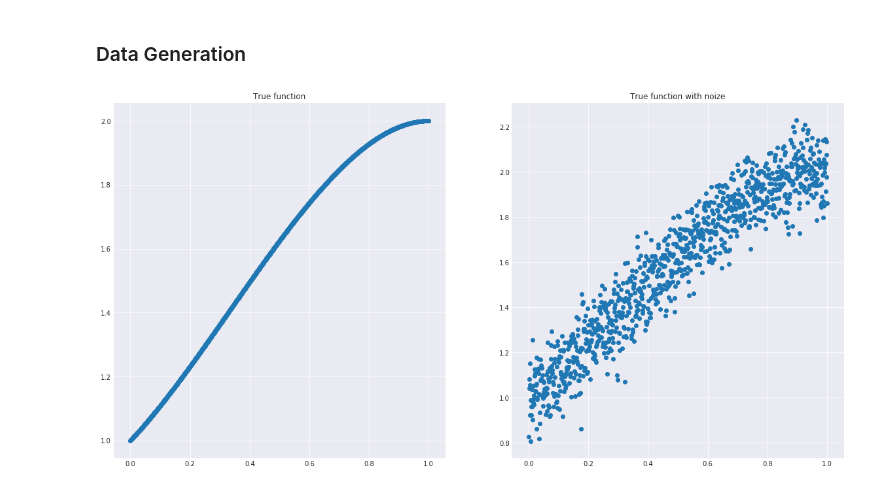
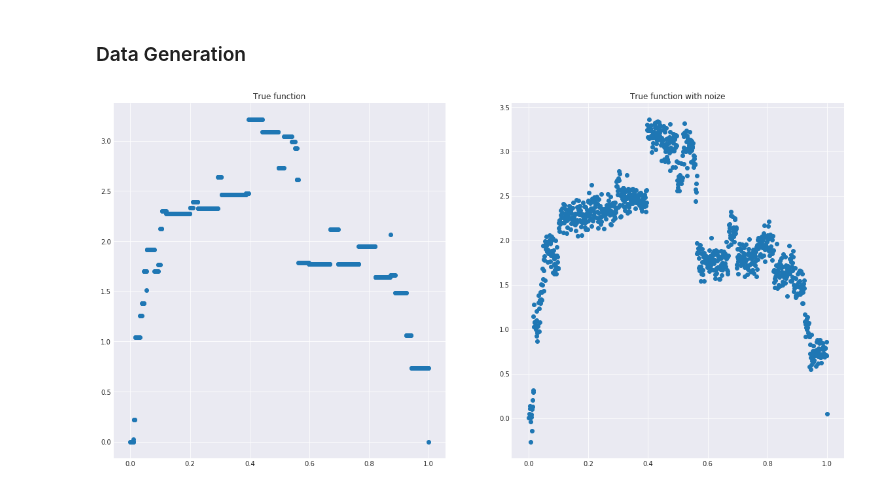
Before and after one commit to grapefroot/skoltech, a Jupyter notebook: Advanced Statistical Methods/asm project.ipynb, the cells around one changed output. Drawn from its saved outputs; the diff is of its cells as text; code cells hidden in the pictures.

```diff
--- a/Advanced Statistical Methods/asm project.ipynb
+++ b/Advanced Statistical Methods/asm project.ipynb
@@ -8,6 +8,7 @@ import matplotlib.pyplot as plt
 ### Data Generation
 # %%
 def piecewise_const_function(c, x, y):
+    assert(x <= y)
     def function(point):
         if point >= x and point < y:
             return c
@@ -20,6 +18,19 @@ def noize_generation(shape):
-# %%
-def true_function_1(x):
-    return 1 + x + x**2 - x**3
+# %%
+def true_function_1():
+    coef = np.random.rand(20, 4)
+    combination = []
+    for i in range(20):
+        if coef[i][0] > coef[i][1]:
+            coef[i][0], coef[i][1] = coef[i][1], coef[i][0]
+        combination.append(piecewise_const_function(coef[i][2], coef[i][0], coef[i][1]))
+    def function(x):
+        s = 0
+        for i in range(20):
+            #print(coef[i][3] * combination[i](x))
+            s += coef[i][3] * combination[i](x)
+        return s
+    true_theta = coef[:, 3]
+    return np.vectorize(function), true_theta
 # %%
 func1 = piecewise_const_function(1, 0, 0.5)
 # %%
@@ -55,13 +77,15 @@ def emperical_risk(theta_true, theta_pred, )
+# %%
+true_function, true_theta = true_function_1()
 # %%
 with sns.axes_style('darkgrid'):
     fig, (ax1, ax2) = plt.subplots(nrows=1, ncols=2, figsize=(20, 10))
-    ax1.scatter(x, true_function_1(x))
+    ax1.scatter(x, true_function(x))
     ax1.set_title('True function')
-    ax2.scatter(x, true_function_1(x) + generate_noize(x))
+    ax2.scatter(x, true_function(x) + generate_noize(x))
     ax2.set_title('True function with noize')
     plt.show()
 # %% [output]
-[figure, old version]
+[figure, new version]
 # %%
 from sklearn.cross_validation import train_test_split
 # %%
```
Also changed, not shown: parts of 11 cells of this notebook.
